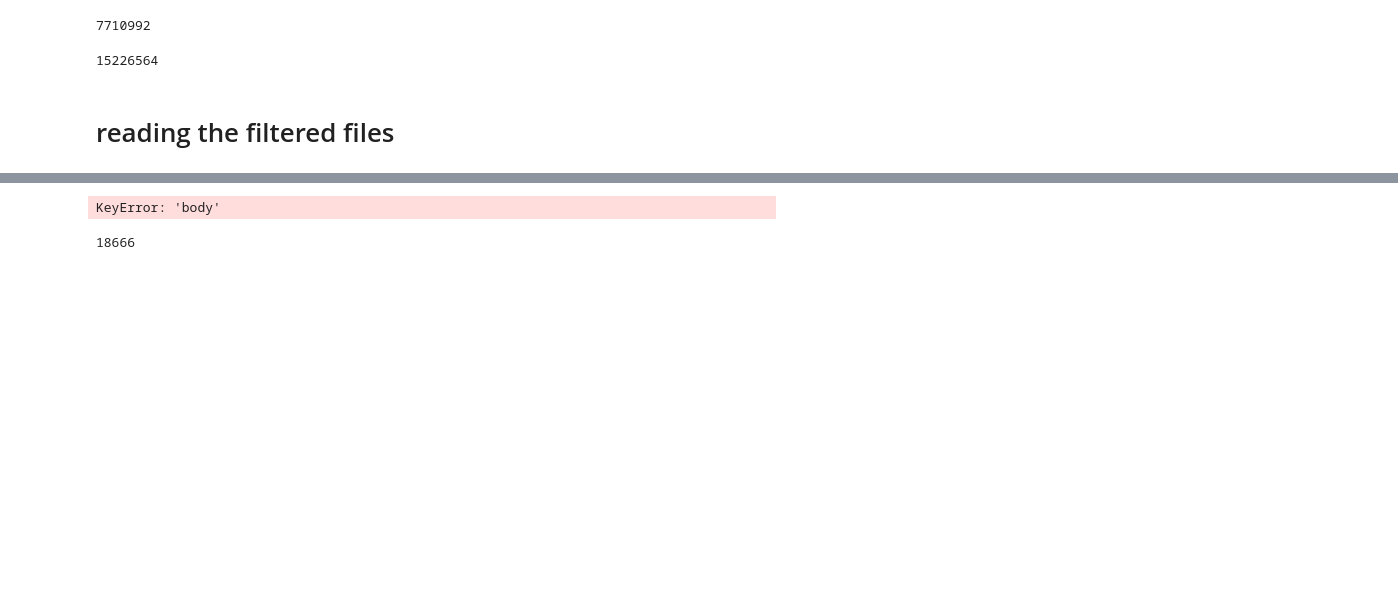
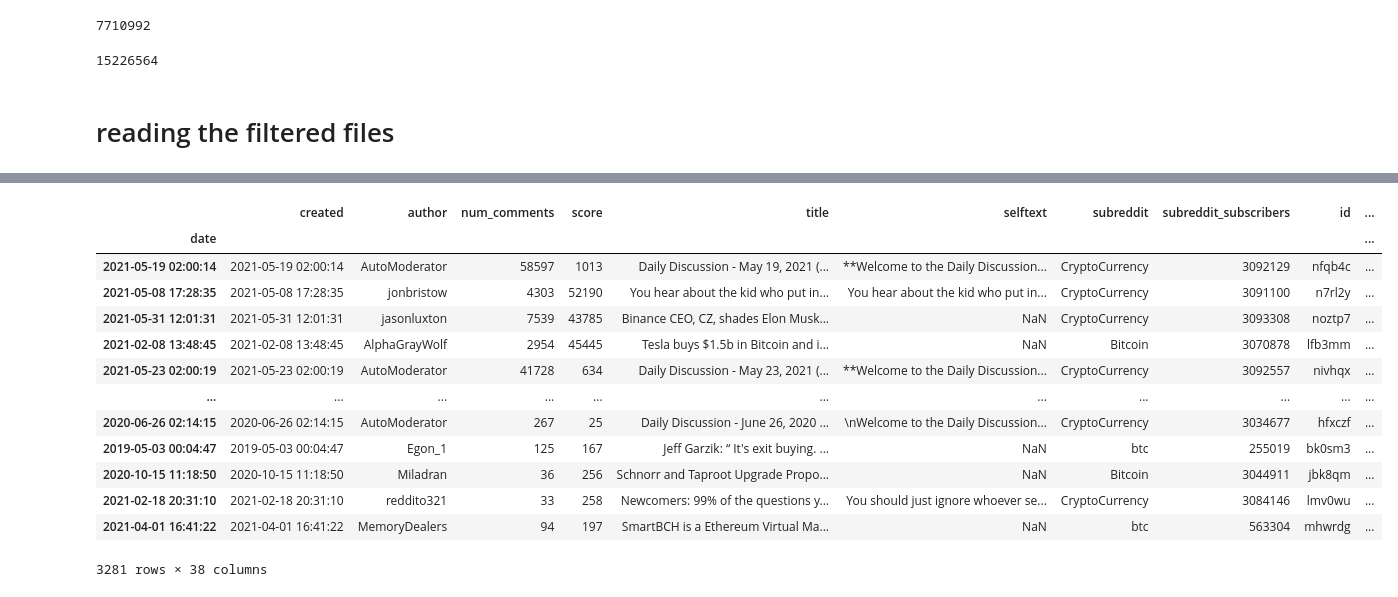
Before and after one commit to VeniJeen/CryptoSent, a Jupyter notebook: Data Preparation/3_Data_Processing/Data Processing - Selecting Most Relevant Posts.ipynb, the cells around one changed output, grey strips where cells are left out. Saved outputs shown, nothing was run; the diff lists cells and outputs as text; code cells hidden in the pictures; blank space fills up the shorter version.

```diff
--- a/Data Preparation/3_Data_Processing/Data Processing - Selecting Most Relevant Posts.ipynb
+++ b/Data Preparation/3_Data_Processing/Data Processing - Selecting Most Relevant Posts.ipynb
@@ -145,0 +266,31 @@ c[['submission_id','body']].groupby('submission_id').body.sum()
+# %%
+# Getting the sentiment of the Tweets
+def get_sentiment(text):
+    text=word2vec.transform([text])
+    neg,pos=lr_clf.predict_proba(text)[0]
+    if neg>.6:
+        sentiment='Negative'
+    elif pos>.6:
+        sentiment='Positive'
+    else:
+        sentiment='Netural'
+    return neg,pos,sentiment
+
+list2doc=lambda x: ' '.join(x)
+# %%
+df['text_processed']=df['title'].progress_apply(lambda x: list2doc(clean_text(x)))
+# %%
+df['sent_dict']=df.title.progress_apply(get_sentiment)
+# %%
+# claculating and normalizing the polarity or in other words the confidence of the model's prediction
+pos=df.sent_dict.apply(lambda x: x[1]).tolist()
+neg=df.sent_dict.apply(lambda x: x[0]).tolist()
+pos_max=max(pos)
+pos_min=min(pos)
+def normalize_polarity(x):
+    avg=(pos_max+pos_min)/2
+    ran=(pos_max-pos_min)/2
+    return (x-avg)/ran
+
+df['polarity2']=df.sent_dict.progress_apply(lambda x: normalize_polarity(x[1]))
+df['sentiment2']=df.sent_dict.apply(lambda x: x[2])
@@ -146,4 +415,22 @@ c[['submission_id','body']].groupby('submission_id').body.sum()
+# %%
+df
+# %% [output]
+|  | created | author | num_comments | score | title | selftext | subreddit | subreddit_subscribers | id | ... |
+| date |  |  |  |  |  |  |  |  |  | ... |
+| 2021-05-19 02:00:14 | 2021-05-19 02:00:14 | AutoModerator | 58597 | 1013 | Daily Discussion - May 19, 2021 (... | **Welcome to the Daily Discussion... | CryptoCurrency | 3092129 | nfqb4c | ... |
+| 2021-05-08 17:28:35 | 2021-05-08 17:28:35 | jonbristow | 4303 | 52190 | You hear about the kid who put in... | You hear about the kid who put in... | CryptoCurrency | 3091100 | n7rl2y | ... |
+| 2021-05-31 12:01:31 | 2021-05-31 12:01:31 | jasonluxton | 7539 | 43785 | Binance CEO, CZ, shades Elon Musk... | NaN | CryptoCurrency | 3093308 | noztp7 | ... |
+| 2021-02-08 13:48:45 | 2021-02-08 13:48:45 | AlphaGrayWolf | 2954 | 45445 | Tesla buys $1.5b in Bitcoin and i... | NaN | Bitcoin | 3070878 | lfb3mm | ... |
+| 2021-05-23 02:00:19 | 2021-05-23 02:00:19 | AutoModerator | 41728 | 634 | Daily Discussion - May 23, 2021 (... | **Welcome to the Daily Discussion... | CryptoCurrency | 3092557 | nivhqx | ... |
+| ... | ... | ... | ... | ... | ... | ... | ... | ... | ... | ... |
+| 2020-06-26 02:14:15 | 2020-06-26 02:14:15 | AutoModerator | 267 | 25 | Daily Discussion - June 26, 2020 ... | \nWelcome to the Daily Discussion... | CryptoCurrency | 3034677 | hfxczf | ... |
+| 2019-05-03 00:04:47 | 2019-05-03 00:04:47 | Egon_1 | 125 | 167 | Jeff Garzik: “ It's exit buying. ... | NaN | btc | 255019 | bk0sm3 | ... |
+| 2020-10-15 11:18:50 | 2020-10-15 11:18:50 | Miladran | 36 | 256 | Schnorr and Taproot Upgrade Propo... | NaN | Bitcoin | 3044911 | jbk8qm | ... |
+| 2021-02-18 20:31:10 | 2021-02-18 20:31:10 | reddito321 | 33 | 258 | Newcomers: 99% of the questions y... | You should just ignore whoever se... | CryptoCurrency | 3084146 | lmv0wu | ... |
+| 2021-04-01 16:41:22 | 2021-04-01 16:41:22 | MemoryDealers | 94 | 197 | SmartBCH is a Ethereum Virtual Ma... | NaN | btc | 563304 | mhwrdg | ... |
+3281 rows × 38 columns
 # %%
 sub_id_body_c=c[['submission_id','body']].groupby('submission_id').body.sum().to_dict()['body']
+sub_id_score_c=c[['submission_id','score']].rename(columns={'score':'comment_score'}).groupby('submission_id').sum().to_dict()['comment_score']
+len(sub_id_body_c)
+c.head().T
-# %% [output]
-KeyError: 'body'
@@ -152,4 +436,0 @@ sub_id_score_c=c[['submission_id','score']].rename(columns={'score':'comment_sco
-# %%
-len(sub_id_body_c)
-# %% [output]
-18666
```
Also changed, not shown: parts of 34 cells of this notebook, 13 other files.
